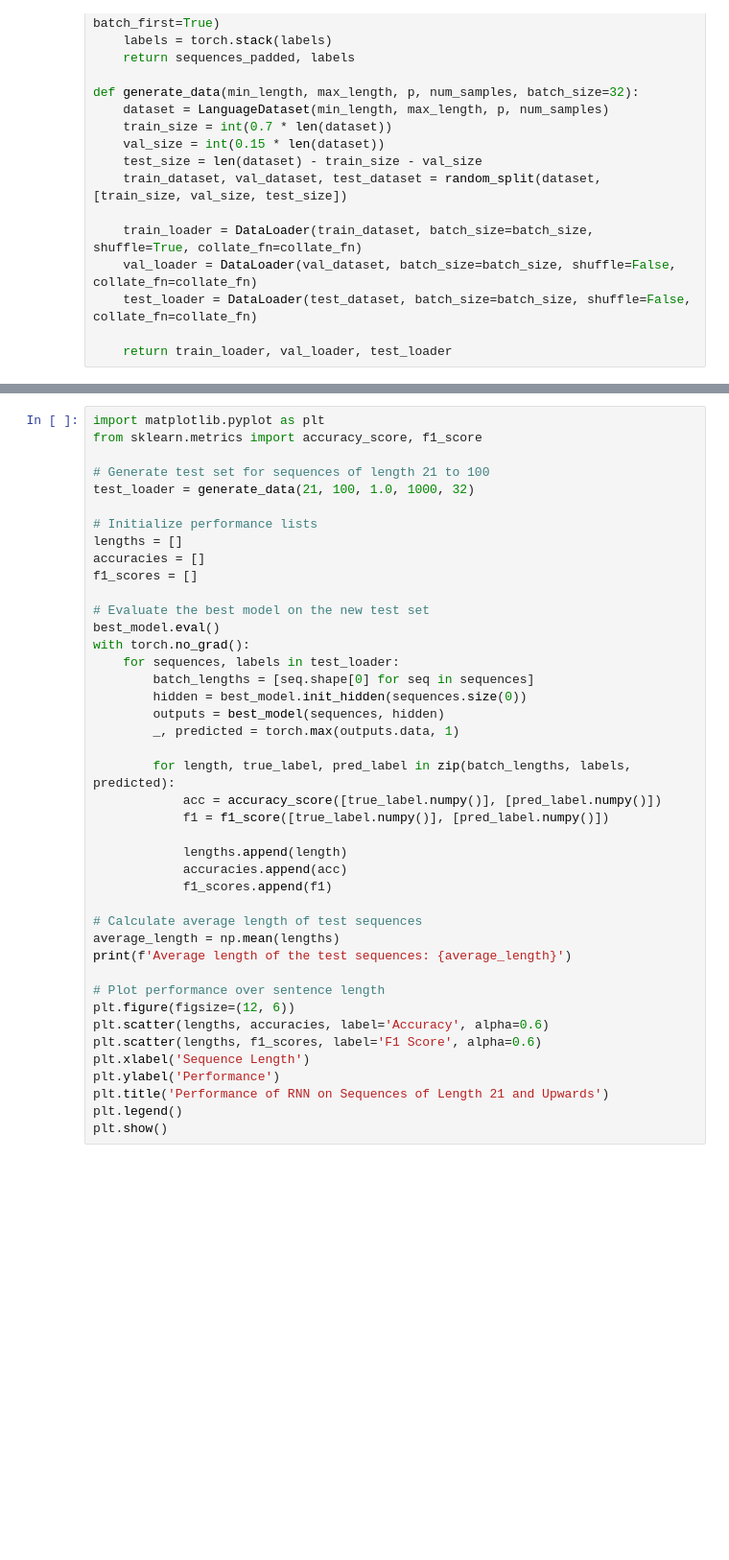
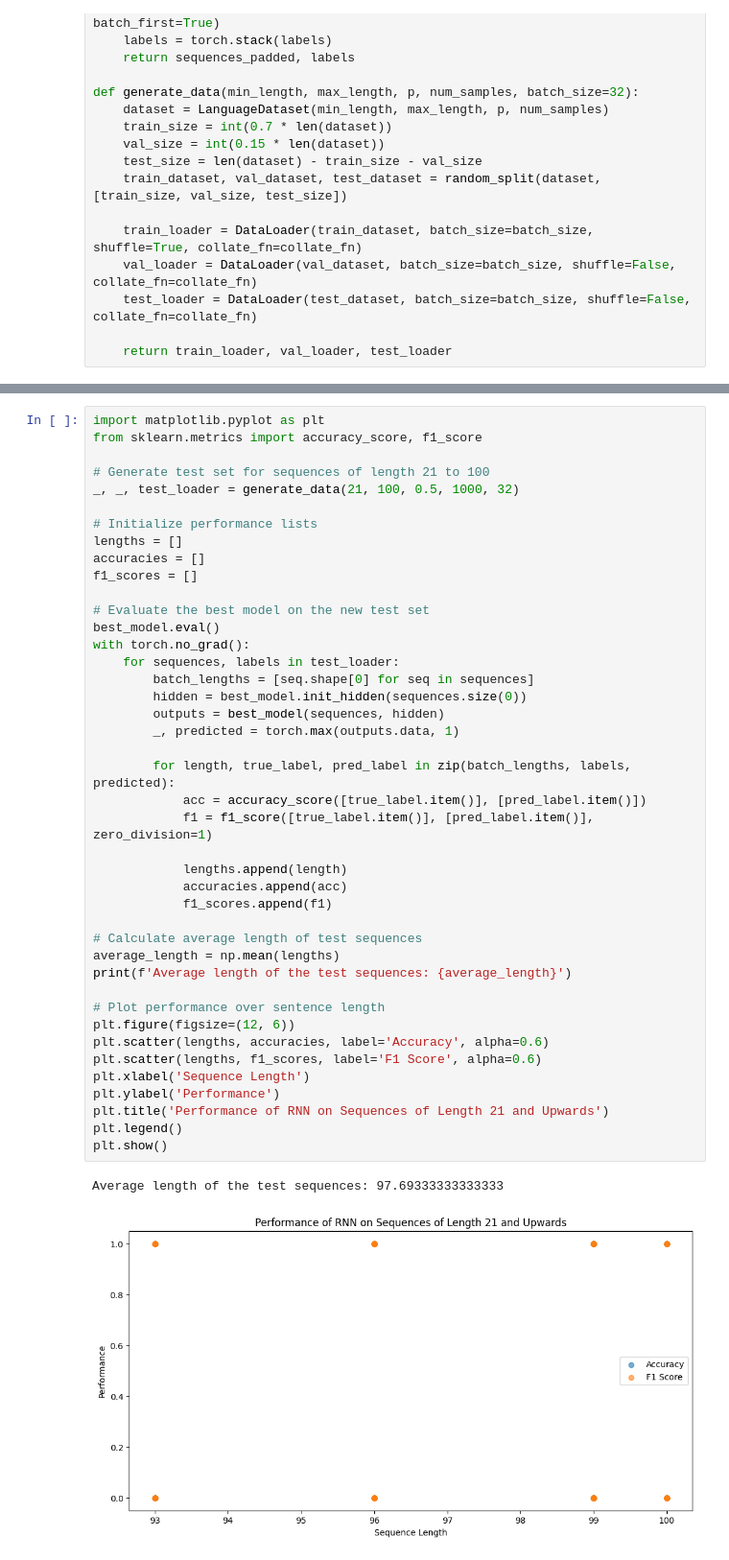
Before and after one commit to hxk874/ADL, a Jupyter notebook: afl3/ellen.ipynb, the cells around one changed output, grey strips where cells are left out. Shown at 96% size. Drawn from its saved outputs; the diff is of its cells as text; blank space fills up the shorter version.

```diff
--- a/afl3/ellen.ipynb
+++ b/afl3/ellen.ipynb
@@ -165,7 +167,7 @@ import matplotlib.pyplot as plt
 from sklearn.metrics import accuracy_score, f1_score
 
 # Generate test set for sequences of length 21 to 100
-test_loader = generate_data(21, 100, 1.0, 1000, 32)
+_, _, test_loader = generate_data(21, 100, 0.5, 1000, 32)
 
 # Initialize performance lists
 lengths = []
@@ -173,32 +175,35 @@ accuracies = []
 f1_scores = []
 
 # Evaluate the best model on the new test set
 best_model.eval()
 with torch.no_grad():
     for sequences, labels in test_loader:
         batch_lengths = [seq.shape[0] for seq in sequences]
         hidden = best_model.init_hidden(sequences.size(0))
         outputs = best_model(sequences, hidden)
         _, predicted = torch.max(outputs.data, 1)
 
         for length, true_label, pred_label in zip(batch_lengths, labels, predicted):
-            acc = accuracy_score([true_label.numpy()], [pred_label.numpy()])
-            f1 = f1_score([true_label.numpy()], [pred_label.numpy()])
+            acc = accuracy_score([true_label.item()], [pred_label.item()])
+            f1 = f1_score([true_label.item()], [pred_label.item()], zero_division=1)
 
             lengths.append(length)
             accuracies.append(acc)
             f1_scores.append(f1)
 
 # Calculate average length of test sequences
 average_length = np.mean(lengths)
 print(f'Average length of the test sequences: {average_length}')
 
 # Plot performance over sentence length
 plt.figure(figsize=(12, 6))
 plt.scatter(lengths, accuracies, label='Accuracy', alpha=0.6)
 plt.scatter(lengths, f1_scores, label='F1 Score', alpha=0.6)
 plt.xlabel('Sequence Length')
 plt.ylabel('Performance')
 plt.title('Performance of RNN on Sequences of Length 21 and Upwards')
 plt.legend()
 plt.show()
+# %% [output]
+Average length of the test sequences: 97.69333333333333
+[figure, added]
```
Also changed, not shown: parts of 1 cell of this notebook.
